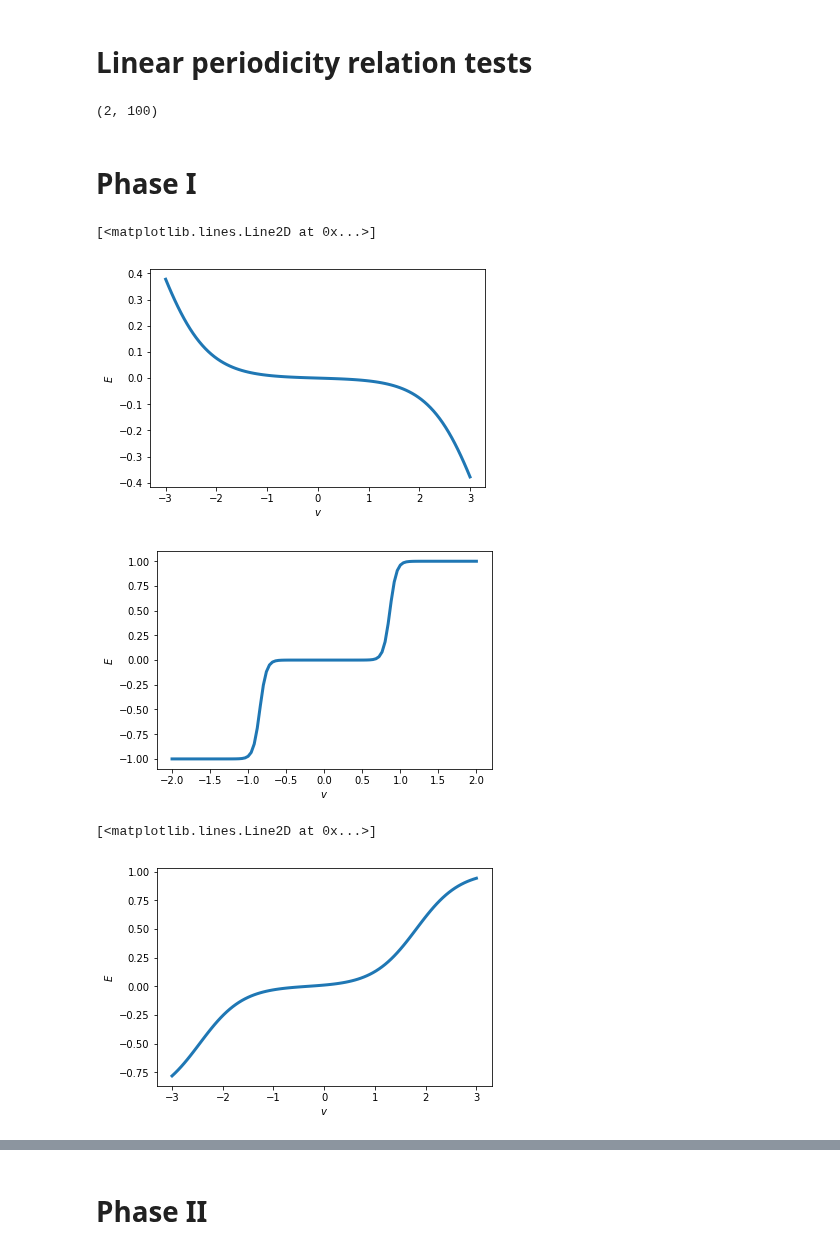
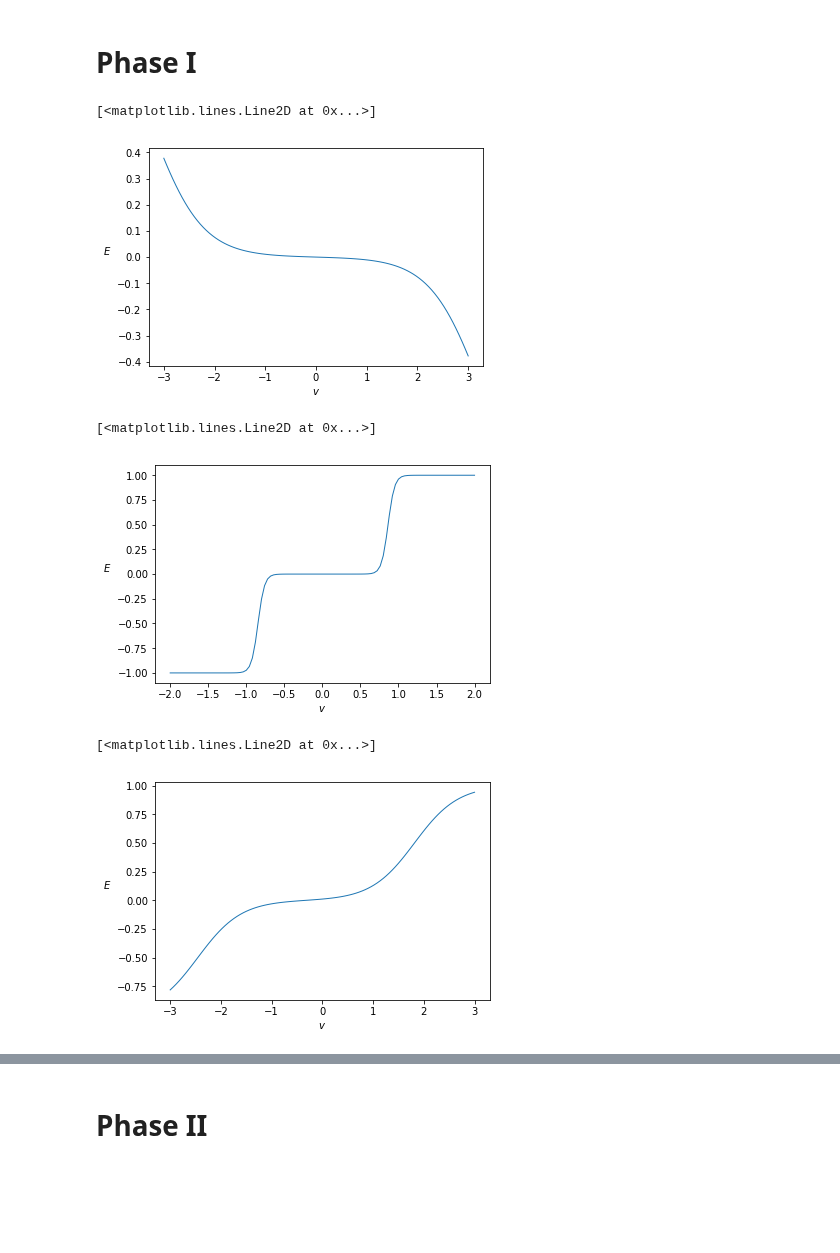
Before and after one commit to RiemannAI/theta, a Jupyter notebook: examples/Ehv_plots.ipynb, the cells around one changed output, grey strips where cells are left out. Saved outputs shown, nothing was run; the diff lists cells and outputs as text; code cells hidden in the pictures; blank space fills up the shorter version.

```diff
--- a/examples/Ehv_plots.ipynb
+++ b/examples/Ehv_plots.ipynb
@@ -25,2 +20,0 @@ X = X.reshape((1,X.shape[0]))
-# %% [markdown]
-# Linear periodicity relation tests
@@ -55,28 +21,3 @@ X=np.stack((X1,X2))
-# %%
-Q = np.zeros((2,2))
-Q[0,0] = 2
-Q[1,0] = 0.13
-Q[0,1] = 0.14
-Q[1,1] = 1
-
-
-X1 = np.linspace(-100,100, 100)
-X2 = np.linspace(-100,100, 100)
-
-
-X=np.stack((X1,X2))
-
-n=np.zeros((2,1))
-n[0,0]=2
-n[1,0]=2
-
-R=np.repeat(Q.dot(n),X.shape[1],axis=1)
-
-R.shape
-#print(gradient_log_theta(X.T, Q, 0))
-#print(gradient_log_theta(X.T-R.T, Q, 0))-2
-# %% [output]
-(2, 100)
 # %% [markdown]
 # Phase I
 # %%
@@ -97,33 +38,32 @@ E=factorized_hidden_expectations(vWb, Q, mode=1)
 #plt.rc('font', family='serif')
 
 plt.xlabel("$v$")
-plt.ylabel("$E$")
-plt.plot(X.flatten(), E[0],"-", linewidth='3')
+plt.ylabel('$E$', rotation=0, labelpad=10)
+plt.plot(X.flatten(), E[0],"-", linewidth='1')
 
 #plt.savefig("EhvPhaseI-1.eps", format="eps")
 # %% [output]
 [<matplotlib.lines.Line2D at 0x...>]
-[figure, old version]
+[figure, new version]
 # %%
 Q = np.diag([40])
 B = np.zeros((1,1))
 B[0,0] = 0.2
 W = np.zeros((1,1))
 W[0,0] = -0.18*130
 
 X = np.linspace(-2,2, 101)
 X = X.reshape((1,X.shape[0]))
 
 vWb = np.transpose(X).dot(W)+B.T
 E=factorized_hidden_expectations(vWb, Q, mode=1)
 
 plt.xlabel("$v$")
-plt.ylabel("$E$")
-plt.plot(X.flatten(), E[0],"-", linewidth='3')
-
-plt.savefig("EhvPhaseI-2.eps", format="eps")
+plt.ylabel('$E$', rotation=0, labelpad=10)
+plt.plot(X.flatten(), E[0],"-", linewidth='1')
 # %% [output]
+[<matplotlib.lines.Line2D at 0x...>]
-[figure, old version]
+[figure, new version]
 # %%
 Q = np.diag([10])
 B = np.zeros((1,1))
@@ -138,13 +78,13 @@ vWb = np.transpose(X).dot(W)+B.T
 E=factorized_hidden_expectations(vWb, Q, mode=1)
 
 plt.xlabel("$v$")
-plt.ylabel("$E$")
-plt.plot(X.flatten(), E[0],"-", linewidth='3')
+plt.ylabel('$E$', rotation=0, labelpad=10)
+plt.plot(X.flatten(), E[0],"-", linewidth='1')
 
-#plt.savefig("EhvPhaseI-3.eps", format="eps")
+#plt.savefig("EhvPhaseI-2.eps", format="eps")
 # %% [output]
 [<matplotlib.lines.Line2D at 0x...>]
-[figure, old version]
+[figure, new version]
 # %%
 # Non-diagonal
 
```
Also changed, not shown: parts of 13 cells of this notebook.
